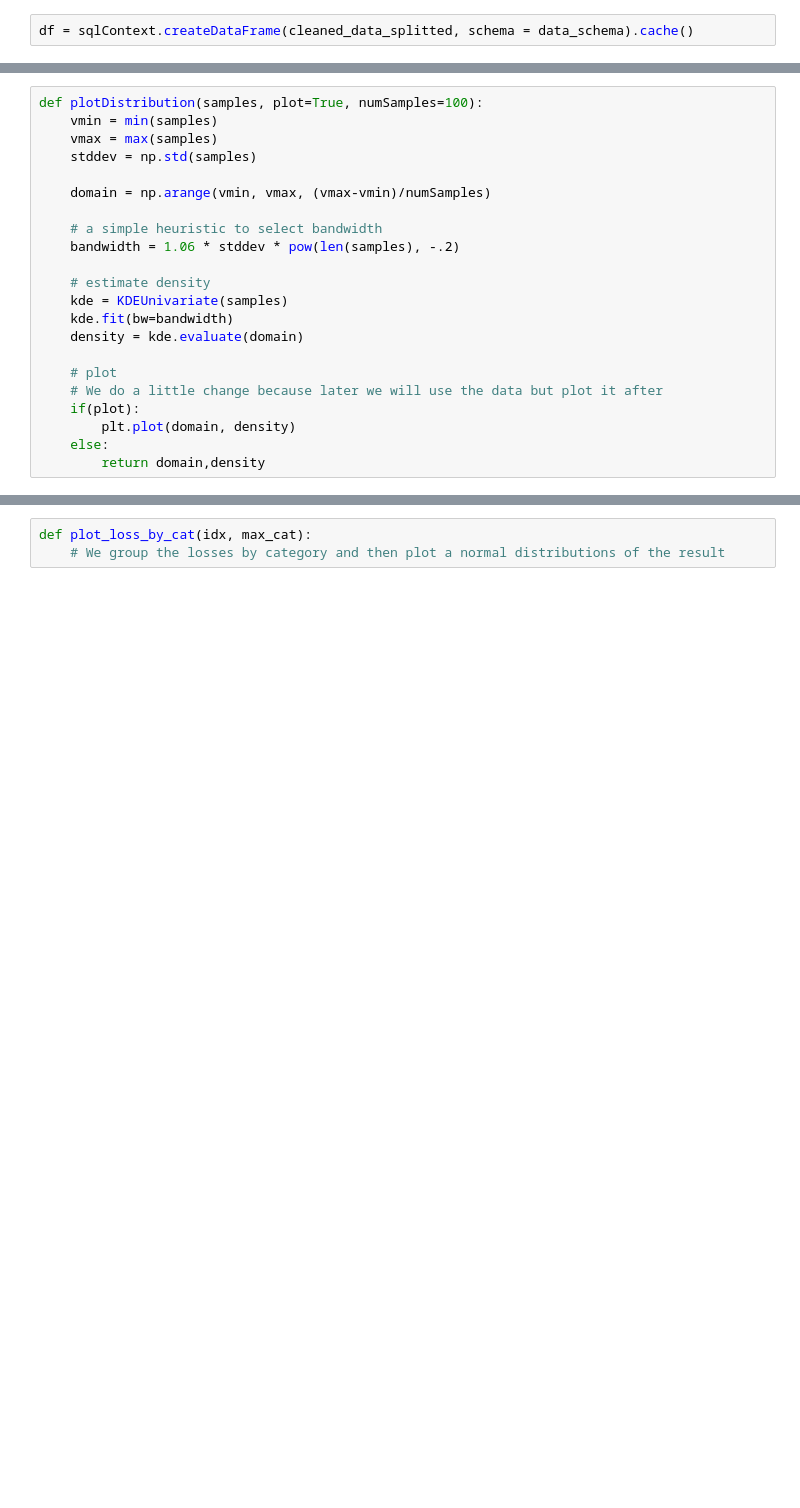
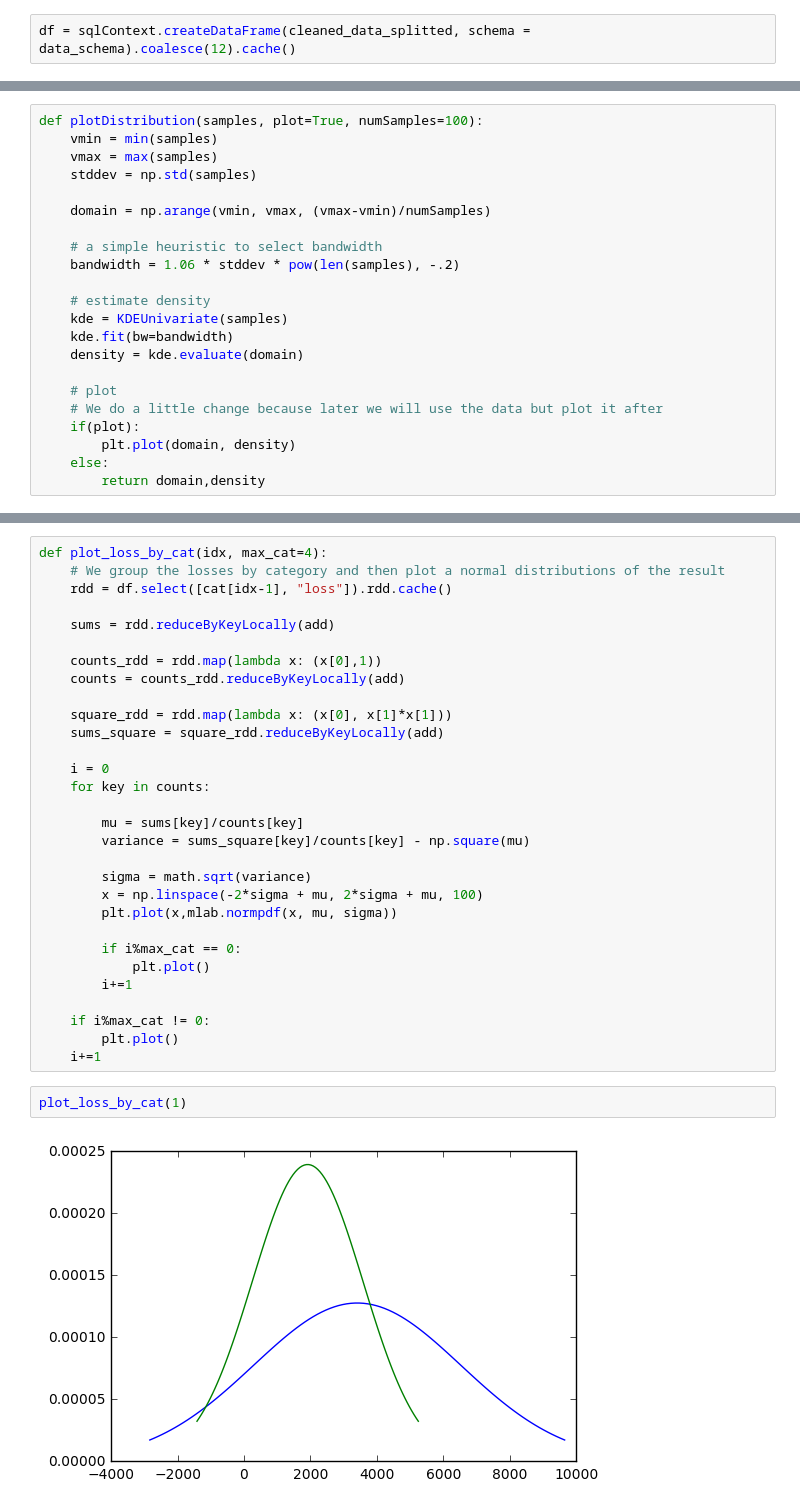
Before and after one commit to gabrieldemarmiesse/Allstate-claims-severity-competition, a Jupyter notebook: Allstate competition.ipynb, the cells around one changed output, grey strips where cells are left out. Drawn from its saved outputs; the diff is of its cells as text; blank space fills up the shorter version.

```diff
--- a/Allstate competition.ipynb
+++ b/Allstate competition.ipynb
@@ -128,7 +140,7 @@ cleaned_data_splitted.count()
 # %% [output]
 188318
 # %%
-df = sqlContext.createDataFrame(cleaned_data_splitted, schema = data_schema).cache()
+df = sqlContext.createDataFrame(cleaned_data_splitted, schema = data_schema).coalesce(12).cache()
 # %%
 df.select(["id","loss","cont1","cont2"]).describe().show()
 for i in range(3):
@@ -210,3 +216,34 @@ SyntaxError: invalid syntax (<ipython-input-17-52ac510d62cd>, line 3)
-# %%
-def plot_loss_by_cat(idx, max_cat):
-    # We group the losses by category and then plot a normal distributions of the result
+# %%
+def plot_loss_by_cat(idx, max_cat=4):
+    # We group the losses by category and then plot a normal distributions of the result
+    rdd = df.select([cat[idx-1], "loss"]).rdd.cache()
+
+    sums = rdd.reduceByKeyLocally(add)
+
+    counts_rdd = rdd.map(lambda x: (x[0],1))
+    counts = counts_rdd.reduceByKeyLocally(add)
+
+    square_rdd = rdd.map(lambda x: (x[0], x[1]*x[1]))
+    sums_square = square_rdd.reduceByKeyLocally(add)
+
+    i = 0
+    for key in counts:
+
+        mu = sums[key]/counts[key]
+        variance = sums_square[key]/counts[key] - np.square(mu)
+
+        sigma = math.sqrt(variance)
+        x = np.linspace(-2*sigma + mu, 2*sigma + mu, 100)
+        plt.plot(x,mlab.normpdf(x, mu, sigma))
+
+        if i%max_cat == 0:
+            plt.plot()
+        i+=1
+
+    if i%max_cat != 0:
+        plt.plot()
+    i+=1
+# %%
+plot_loss_by_cat(1)
+# %% [output]
+[figure, added]
```
Also changed, not shown: parts of 4 cells of this notebook.
